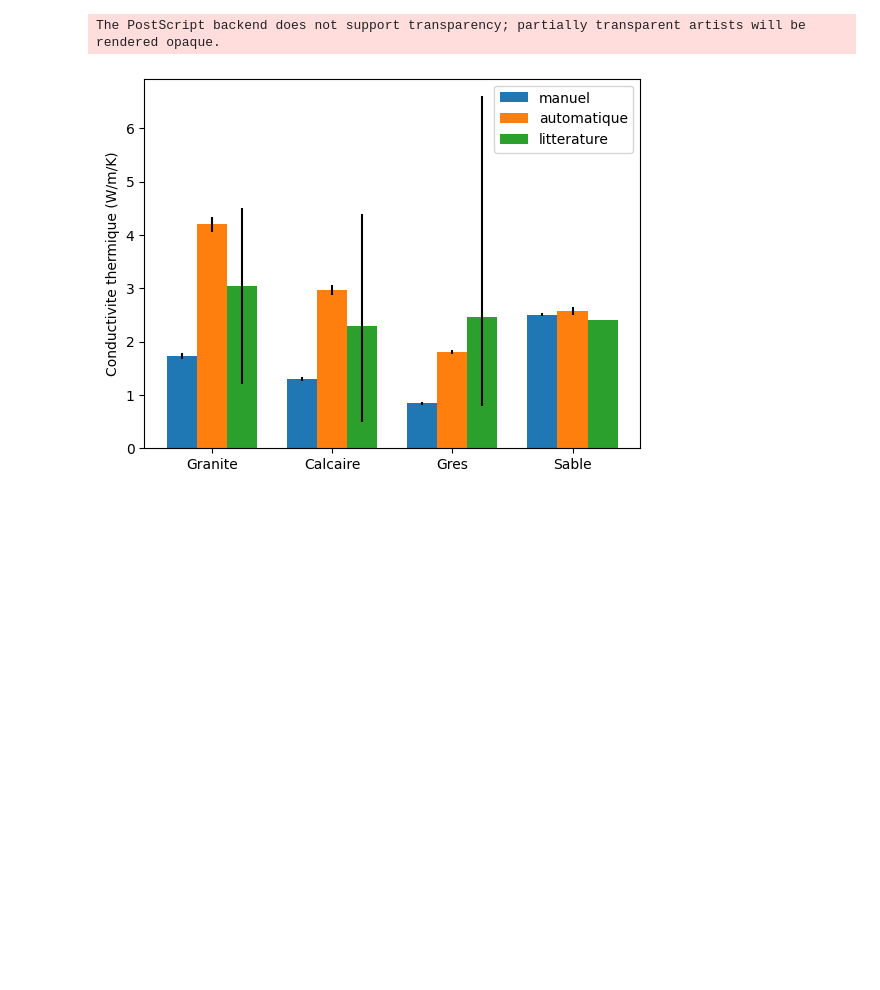
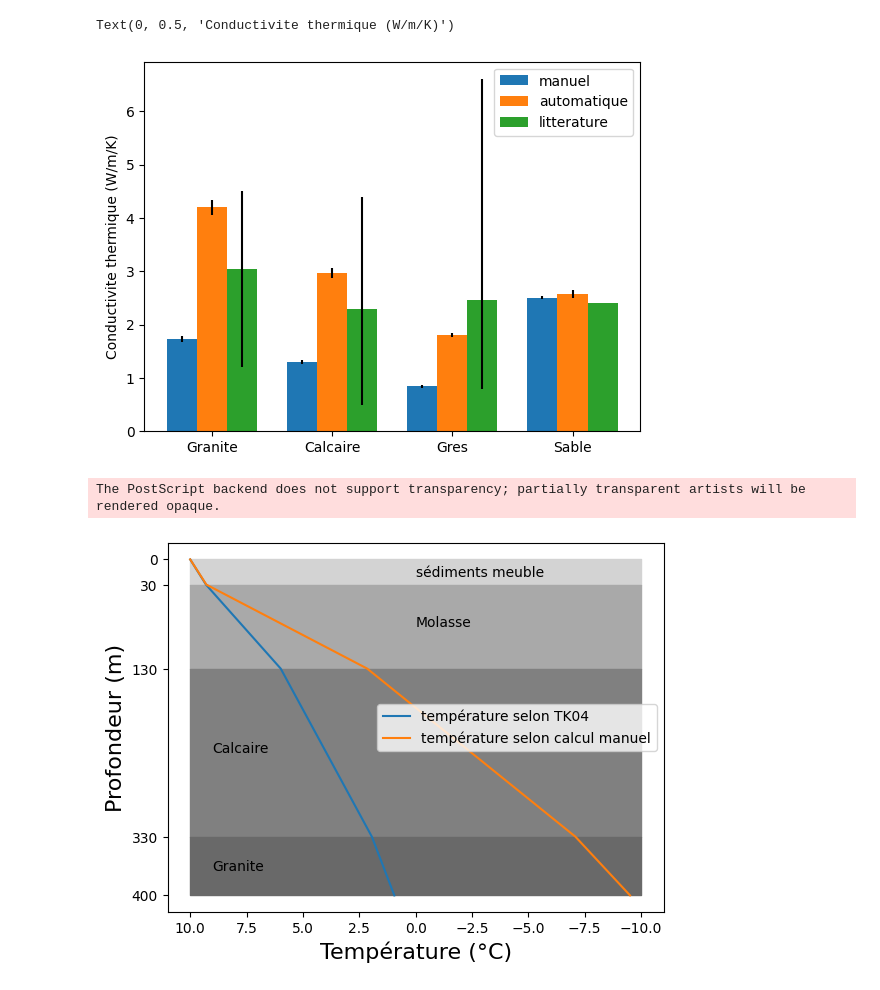
Before and after one commit to onillonn/TP_geologie, a Jupyter notebook: conductivite_T.ipynb, the cells around one changed output. Drawn from its saved outputs; the diff is of its cells as text; code cells hidden in the pictures; blank space fills up the shorter version.

```diff
--- a/conductivite_T.ipynb
+++ b/conductivite_T.ipynb
@@ -4,7 +4,7 @@ import pandas as pd
 import matplotlib.pyplot as plt
 from scipy.stats import norm
 # %%
-g# [granite, calcaire, gres, sable]
+# [granite, calcaire, gres, sable]
 manuel = [1.73,1.3,0.841,2.507]
 merr = [0.06,0.038,0.032,0.024]
 automatique = [4.2,2.97,1.81,2.57]
@@ -24,7 +24,58 @@ ax.set_xticks([0.2, 0.6, 1, 1.4])
 ax.set_xticklabels(['Granite', 'Calcaire', 'Gres', 'Sable'])
 ax.set_ylabel("Conductivite thermique (W/m/K)")
 
-plt.savefig("C:/Users/Nicolas Onillon/PycharmProjects/TP_geologie/hist_thermique.eps")
+#plt.savefig("C:/Users/Nicolas Onillon/PycharmProjects/TP_geologie/hist_thermique.eps")
 # %% [output]
-The PostScript backend does not support transparency; partially transparent artists will be rendered opaque.
+Text(0, 0.5, 'Conductivite thermique (W/m/K)')
 [figure]
+# %%
+depth = [0, 30, 130, 330,400]
+# gradient en K/m
+kmeuble, kmolasse, kcalcaire, kgranite = 2.57, 1.81, 2.97, 4.2
+kmeubleman, kmolasseman, kcalcaireman, kgraniteman = 2.507, 0.841, 1.3, 1.73
+heat = 0.06 # w/m2
+grad_meuble, grad_molasse, grad_calcaire, grad_granite = -heat/kmeuble, -heat/kmolasse, -heat/kcalcaire, -heat/kgranite
+grad_meubleman, grad_molasseman, grad_calcaireman, grad_graniteman = -heat/kmeubleman, -heat/kmolasseman, -heat/kcalcaireman, -heat/kgraniteman
+
+#automatique
+T = [10]
+T.append(T[0]+(depth[1]-depth[0])*grad_meuble)
+T.append(T[1]+(depth[2]-depth[1])*grad_molasse)
+T.append(T[2]+(depth[3]-depth[2])*grad_calcaire)
+T.append(T[3]+(depth[4]-depth[3])*grad_granite)
+
+#manuel
+Tm = [10]
+Tm.append(Tm[0]+(depth[1]-depth[0])*grad_meubleman)
+Tm.append(Tm[1]+(depth[2]-depth[1])*grad_molasseman)
+Tm.append(Tm[2]+(depth[3]-depth[2])*grad_calcaireman)
+Tm.append(Tm[3]+(depth[4]-depth[3])*grad_graniteman)
+
+fig, ax = plt.subplots()
+ax.plot(T,depth, label = 'température selon TK04')
+ax.plot(Tm,depth, label = 'température selon calcul manuel')
+ax.set_yticks(depth)
+ax.legend()
+ax.set_xlabel('Température (°C)',fontsize=16)
+ax.set_ylabel('Profondeur (m)',fontsize=16)
+
+#remplissage, x car horizontal
+ax.fill_betweenx([depth[0], depth[1]], 10, -10, color='lightgray', label='Sédiments meubles')
+ax.fill_betweenx([depth[1], depth[2]], 10, -10, color='darkgray', label='Molasse')
+ax.fill_betweenx([depth[2], depth[3]], 10, -10, color='gray', label='Calcaire')
+ax.fill_betweenx([depth[3], depth[4]], 10, -10, color='dimgray', label='Cristallin')
+
+#texte
+ax.text(0,20,'sédiments meuble')
+ax.text(0,80,'Molasse')
+ax.text(9,230,'Calcaire')
+ax.text(9,370,'Granite')
+
+#dans le bon sens
+ax.invert_yaxis()
+ax.invert_xaxis()
+
+plt.savefig("C:/Users/Nicolas Onillon/PycharmProjects/TP_geologie/gradient.eps")
+# %% [output]
+The PostScript backend does not support transparency; partially transparent artists will be rendered opaque.
+[figure, added]
```
Also changed, not shown: 1 other file.
